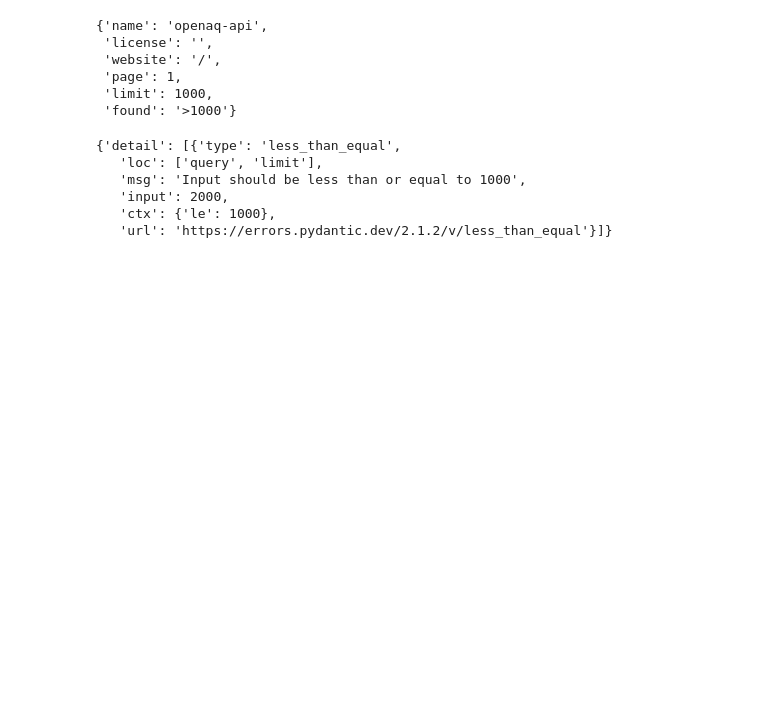
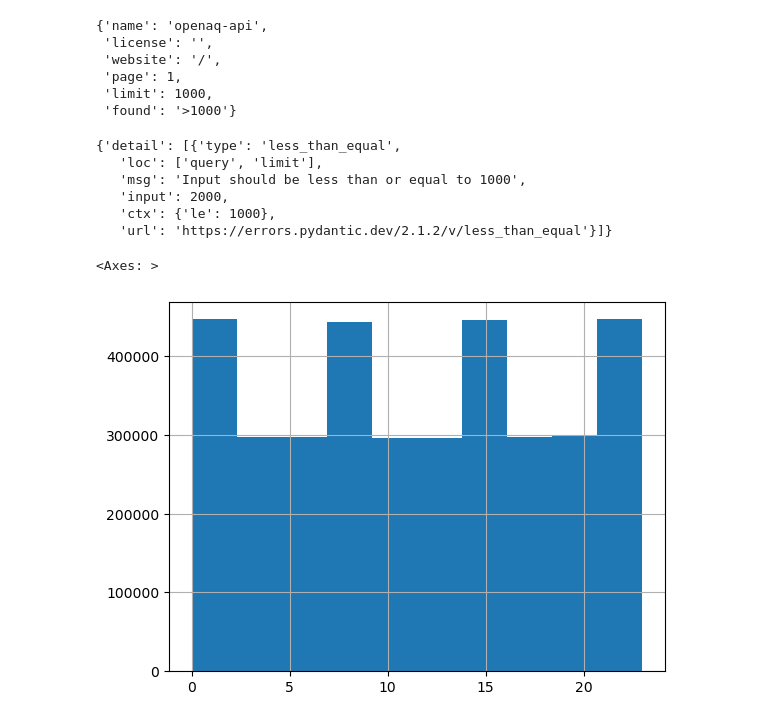
Before and after one commit to mccabete/get_smoke_ca, a Jupyter notebook: OpenAQ_API.ipynb, the cells around one changed output. Cells and saved outputs as stored; diff of their text form; code cells hidden in the pictures; blank space fills up the shorter version.

```diff
--- a/OpenAQ_API.ipynb
+++ b/OpenAQ_API.ipynb
@@ -156,0 +267,5 @@ print(response.text)
+# %%
+## Check file to see if it processed all the IDS. If not, subset to missing IDs and try again.
+
+sensors = pd.read_csv("/projects/old_shared/Smoke_over_Canada_2023/openAQ_measurements/20240125.csv")
+sensors2 = pd.read_csv("/projects/old_shared/Smoke_over_Canada_2023/openAQ_measurements/20240126.csv")
@@ -200,3 +386,8 @@ test
    'input': 2000,
    'ctx': {'le': 1000},
    'url': 'https://errors.pydantic.dev/2.1.2/v/less_than_equal'}]}
+# %%
+sensors.hour.astype("datetime64[ns, UTC]").dt.hour.hist()
+# %% [output]
+<Axes: >
+[figure, added]
```
Also changed, not shown: parts of 24 cells of this notebook.
